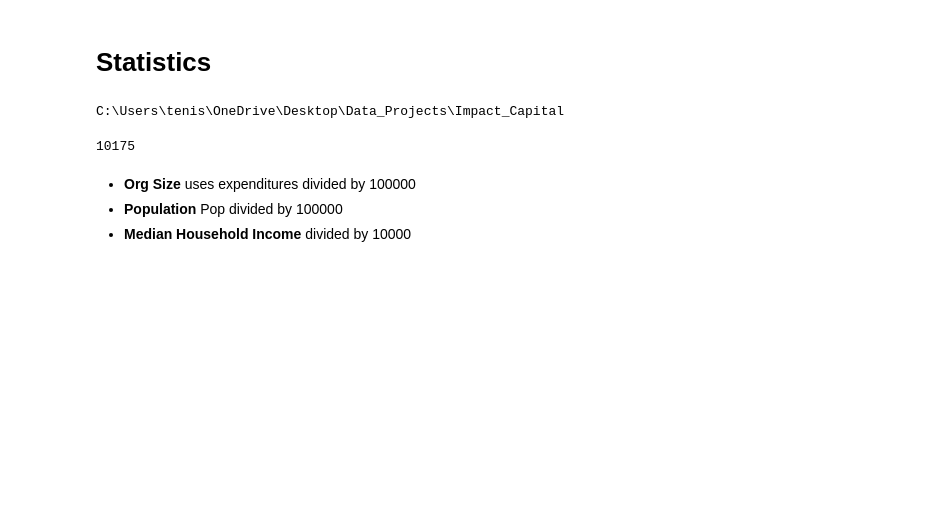
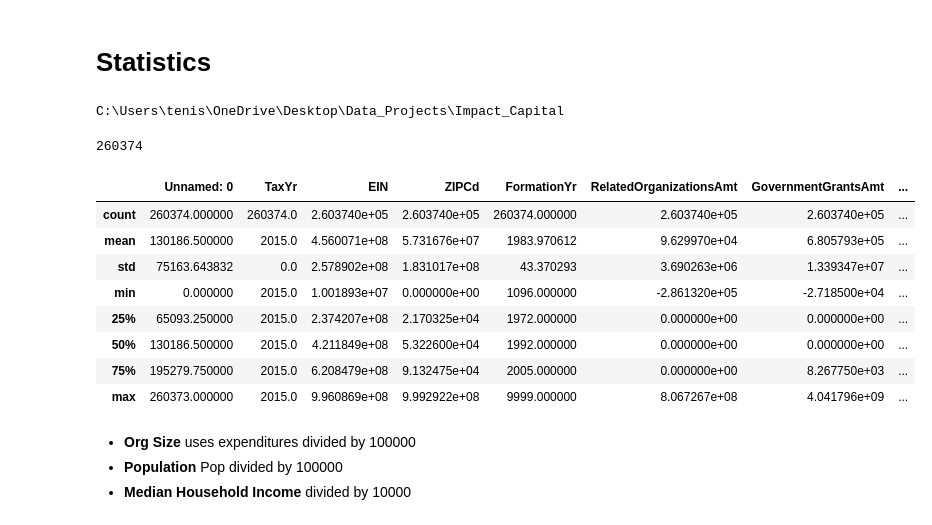
Before and after one commit to ethantenison/Impact_Capital, a Jupyter notebook: notebooks/statistics.ipynb, the cells around one changed output. Cells and saved outputs as stored; diff of their text form; code cells hidden in the pictures; blank space fills up the shorter version.

```diff
--- a/notebooks/statistics.ipynb
+++ b/notebooks/statistics.ipynb
@@ -20,10 +19,23 @@ pd.options.display.max_columns = None
 pd.set_option('display.max_rows', 100)
 pd.set_option('display.min_rows', 50)
 df = pd.read_csv('data/processed/data2015.csv')
-df.head()
+df.dropna()
 sum(df['Dissolved'])
+len(df)
 # %% [output]
-10175
+260374
+# %%
+df.describe()
+# %% [output]
+|  | Unnamed: 0 | TaxYr | EIN | ZIPCd | FormationYr | RelatedOrganizationsAmt | GovernmentGrantsAmt | ... |
+| count | 260374.000000 | 260374.0 | 2.603740e+05 | 2.603740e+05 | 260374.000000 | 2.603740e+05 | 2.603740e+05 | ... |
+| mean | 130186.500000 | 2015.0 | 4.560071e+08 | 5.731676e+07 | 1983.970612 | 9.629970e+04 | 6.805793e+05 | ... |
+| std | 75163.643832 | 0.0 | 2.578902e+08 | 1.831017e+08 | 43.370293 | 3.690263e+06 | 1.339347e+07 | ... |
+| min | 0.000000 | 2015.0 | 1.001893e+07 | 0.000000e+00 | 1096.000000 | -2.861320e+05 | -2.718500e+04 | ... |
+| 25% | 65093.250000 | 2015.0 | 2.374207e+08 | 2.170325e+04 | 1972.000000 | 0.000000e+00 | 0.000000e+00 | ... |
+| 50% | 130186.500000 | 2015.0 | 4.211849e+08 | 5.322600e+04 | 1992.000000 | 0.000000e+00 | 0.000000e+00 | ... |
+| 75% | 195279.750000 | 2015.0 | 6.208479e+08 | 9.132475e+04 | 2005.000000 | 0.000000e+00 | 8.267750e+03 | ... |
+| max | 260373.000000 | 2015.0 | 9.960869e+08 | 9.992922e+08 | 9999.000000 | 8.067267e+08 | 4.041796e+09 | ... |
 # %% [markdown]
 * **Org Size** uses expenditures divided by 100000
 * **Population** Pop divided by 100000
```
Also changed, not shown: parts of 16 cells of this notebook, 3 other files.
